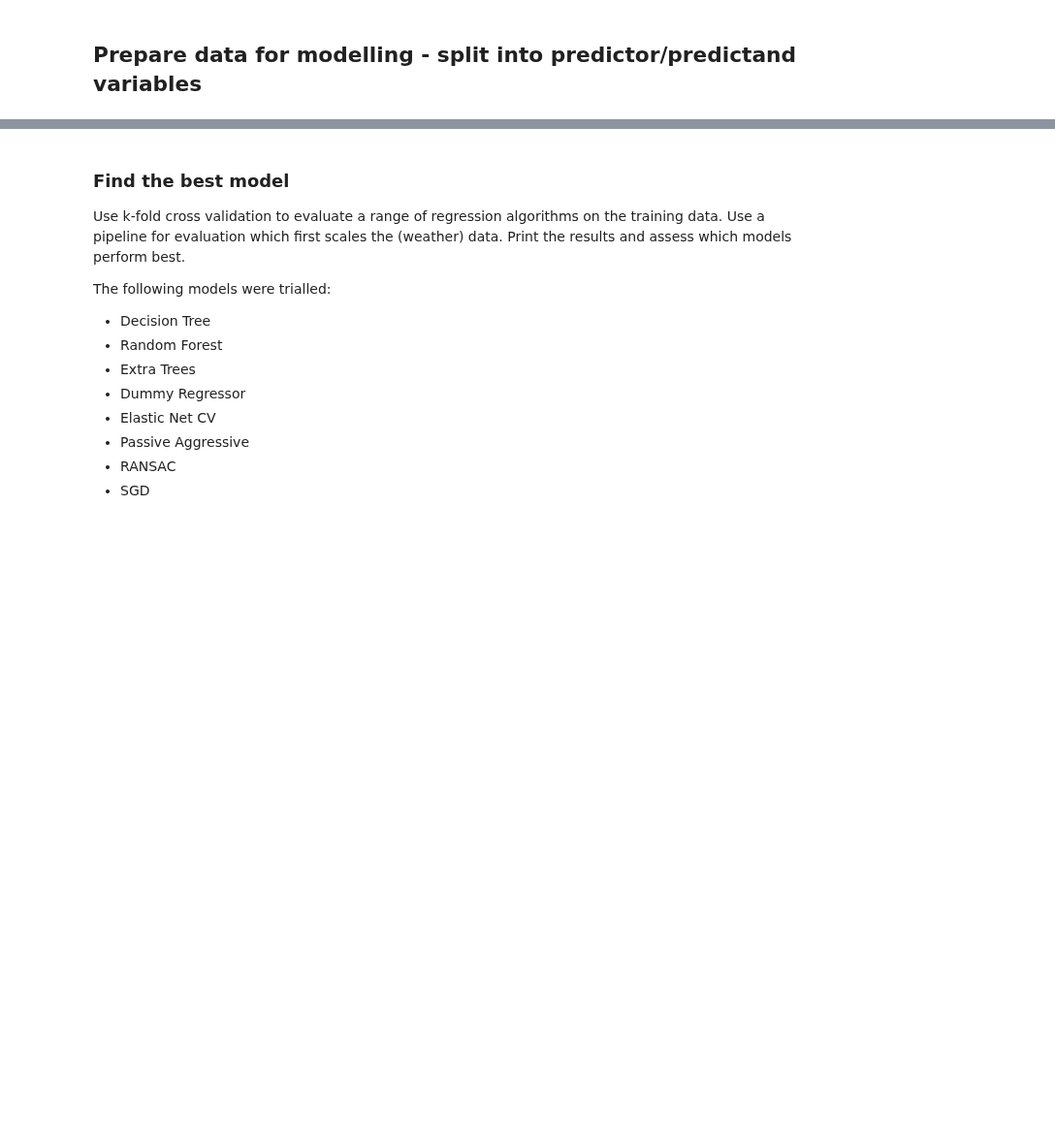
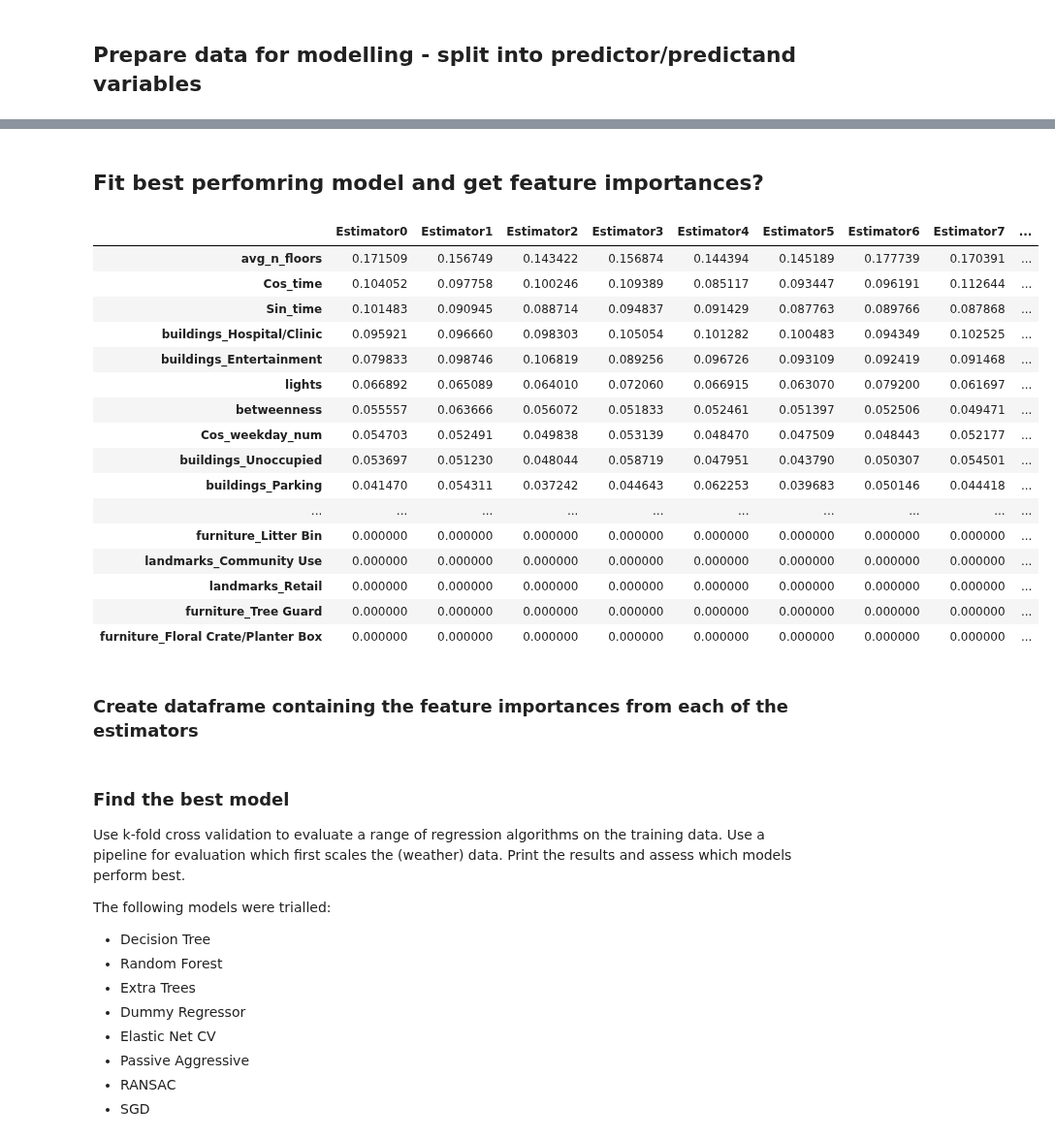
Before and after one commit to nickmalleson/footfall, a Jupyter notebook: MelbourneAnalysis/Modelling/NewModelling-testingCV.ipynb, the cells around one changed output, grey strips where cells are left out. Shown at 97% size. Saved outputs shown, nothing was run; the diff lists cells and outputs as text; code cells hidden in the pictures; blank space fills up the shorter version.

```diff
--- a/MelbourneAnalysis/Modelling/NewModelling-testingCV.ipynb
+++ b/MelbourneAnalysis/Modelling/NewModelling-testingCV.ipynb
@@ -685,0 +168,4 @@ ax.set_ylabel('Actual', fontsize = 30)
+# %%
+lr_model = LinearRegression()
+rf_model = RandomForestRegressor(n_estimators = 500, random_state = 1, n_jobs = 64)
+xgb_model = XGBRegressor(random_state=1, n_jobs = 200)
@@ -685,0 +176,3 @@ ax.set_ylabel('Actual', fontsize = 30)
+# %%
+error_metrics = ['neg_mean_absolute_error', 'r2', 'neg_root_mean_squared_error']
+cv_parameters = KFold(n_splits=10, random_state=1, shuffle=True)
@@ -685,0 +181,5 @@ ax.set_ylabel('Actual', fontsize = 30)
+# %%
+column_regex_dict = {'withsubtypes':'buildings$|furniture$|landmarks$',
+                     'nosubtyes':'buildings_|furniture_|landmarks_|sensor_id',
+                     'time_and_weather':'buildings|furniture|landmarks|h_|lights|avg_n_floors|betweenness',
+                      'just_location_features':'buildings$|furniture$|landmarks$|school_holiday|public_holiday|Temp|Humidity|Pressure|Rain|WindSpeed|Sin|Cos'}
@@ -685,0 +188,21 @@ ax.set_ylabel('Actual', fontsize = 30)
+# %%
+# Dataframe to store the scores for each model
+error_metric_scores = pd.DataFrame()
+
+# Dictionary to store dataframes of feature importance scores
+feature_importance_scores ={}
+
+models_dict = {"linear_regression": lr_model, "xgboost":xgb_model}
+for model_name,model in models_dict.items():
+    for regex_name, regex in column_regex_dict.items():
+        # Run the model: return the estimators and a dataframe containing evaluation metrics
+        estimators, error_metrics_df, feature_list = run_model_with_cv(model, model_name, error_metrics, cv_parameters, Xfull, Yfull, regex_name, regex)
+        # Add evaluation metric scores for this model to the dataframe containing the metrics for each model
+        error_metric_scores = error_metric_scores.append(error_metrics_df)
+
+        # Create dataframe of feature importances (no feature importances for linear regression)
+        if model_name != 'linear_regression':
+            feature_importances = pd.DataFrame(index =[feature_list])
+            for idx,estimator in enumerate(estimators):
+                    feature_importances['Estimator{}'.format(idx)] = estimators[idx].feature_importances_
+            feature_importance_scores["{}_{}".format(model_name, regex_name)] = feature_importances
@@ -686,3 +238,27 @@ ax.set_ylabel('Actual', fontsize = 30)
+# %% [markdown]
+## Fit best perfomring model and get feature importances?
+# %%
+feature_importance_scores["xgboost_withsubtypes"].sort_values('Estimator0', ascending = False)
+# %% [output]
+|  | Estimator0 | Estimator1 | Estimator2 | Estimator3 | Estimator4 | Estimator5 | Estimator6 | Estimator7 | ... |
+| avg_n_floors | 0.171509 | 0.156749 | 0.143422 | 0.156874 | 0.144394 | 0.145189 | 0.177739 | 0.170391 | ... |
+| Cos_time | 0.104052 | 0.097758 | 0.100246 | 0.109389 | 0.085117 | 0.093447 | 0.096191 | 0.112644 | ... |
+| Sin_time | 0.101483 | 0.090945 | 0.088714 | 0.094837 | 0.091429 | 0.087763 | 0.089766 | 0.087868 | ... |
+| buildings_Hospital/Clinic | 0.095921 | 0.096660 | 0.098303 | 0.105054 | 0.101282 | 0.100483 | 0.094349 | 0.102525 | ... |
+| buildings_Entertainment | 0.079833 | 0.098746 | 0.106819 | 0.089256 | 0.096726 | 0.093109 | 0.092419 | 0.091468 | ... |
+| lights | 0.066892 | 0.065089 | 0.064010 | 0.072060 | 0.066915 | 0.063070 | 0.079200 | 0.061697 | ... |
+| betweenness | 0.055557 | 0.063666 | 0.056072 | 0.051833 | 0.052461 | 0.051397 | 0.052506 | 0.049471 | ... |
+| Cos_weekday_num | 0.054703 | 0.052491 | 0.049838 | 0.053139 | 0.048470 | 0.047509 | 0.048443 | 0.052177 | ... |
+| buildings_Unoccupied | 0.053697 | 0.051230 | 0.048044 | 0.058719 | 0.047951 | 0.043790 | 0.050307 | 0.054501 | ... |
+| buildings_Parking | 0.041470 | 0.054311 | 0.037242 | 0.044643 | 0.062253 | 0.039683 | 0.050146 | 0.044418 | ... |
+| ... | ... | ... | ... | ... | ... | ... | ... | ... | ... |
+| furniture_Litter Bin | 0.000000 | 0.000000 | 0.000000 | 0.000000 | 0.000000 | 0.000000 | 0.000000 | 0.000000 | ... |
+| landmarks_Community Use | 0.000000 | 0.000000 | 0.000000 | 0.000000 | 0.000000 | 0.000000 | 0.000000 | 0.000000 | ... |
+| landmarks_Retail | 0.000000 | 0.000000 | 0.000000 | 0.000000 | 0.000000 | 0.000000 | 0.000000 | 0.000000 | ... |
+| furniture_Tree Guard | 0.000000 | 0.000000 | 0.000000 | 0.000000 | 0.000000 | 0.000000 | 0.000000 | 0.000000 | ... |
+| furniture_Floral Crate/Planter Box | 0.000000 | 0.000000 | 0.000000 | 0.000000 | 0.000000 | 0.000000 | 0.000000 | 0.000000 | ... |
+# %% [markdown]
+### Create dataframe containing the feature importances from each of the estimators
 # %% [markdown]
 ### Find the best model
 Use k-fold cross validation to evaluate a range of regression algorithms on the training data. Use a pipeline for evaluation which first scales the (weather) data. Print the results and assess which models perform best.
```
Also changed, not shown: parts of 77 cells of this notebook.
